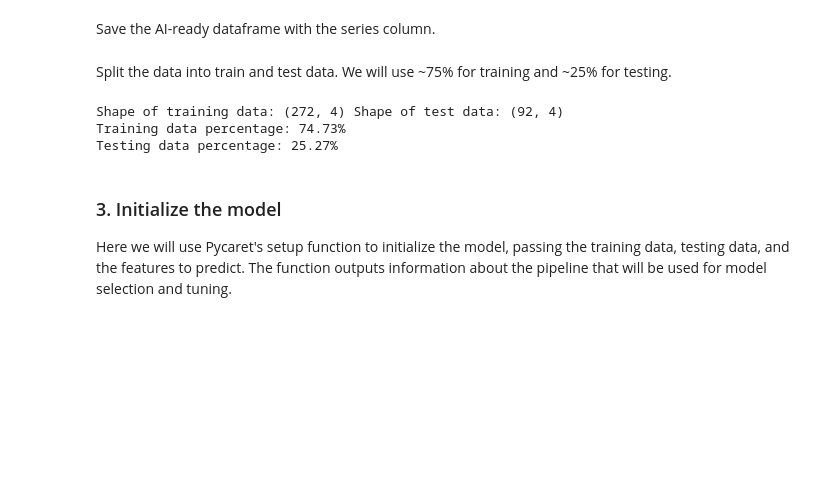
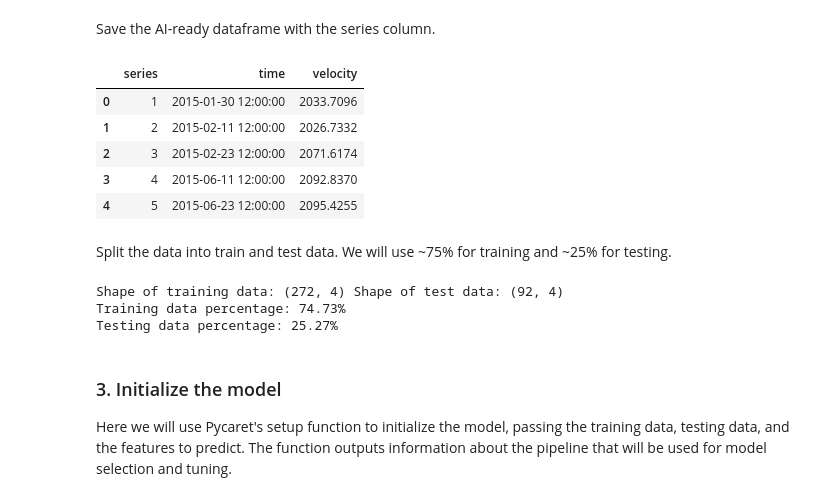
Before and after one commit to cjense/seasonal-icevelocity-prediction, a Jupyter notebook: notebooks/6_hyperparam_cv.ipynb, the cells around one changed output. Saved outputs shown, nothing was run; the diff lists cells and outputs as text; code cells hidden in the pictures; blank space fills up the shorter version.

```diff
--- a/notebooks/6_hyperparam_cv.ipynb
+++ b/notebooks/6_hyperparam_cv.ipynb
@@ -59,8 +59,16 @@ df.head()
 # %% [markdown]
 Save the AI-ready dataframe with the series column.
 # %%
-df.to_csv('../data/ai_ready/' + point_name + '_timeseries.csv')
+df.to_csv('../data/ai_ready/' + point_name + '_timeseries.csv', index=False)
 df = pd.read_csv('../data/ai_ready/' + point_name + '_timeseries.csv')
+df.head()
+# %% [output]
+|  | series | time | velocity |
+| 0 | 1 | 2015-01-30 12:00:00 | 2033.7096 |
+| 1 | 2 | 2015-02-11 12:00:00 | 2026.7332 |
+| 2 | 3 | 2015-02-23 12:00:00 | 2071.6174 |
+| 3 | 4 | 2015-06-11 12:00:00 | 2092.8370 |
+| 4 | 5 | 2015-06-23 12:00:00 | 2095.4255 |
 # %% [markdown]
 Split the data into train and test data. We will use ~75% for training and ~25% for testing.
 # %%
```
Also changed, not shown: parts of 3 cells of this notebook, 4 other files.
